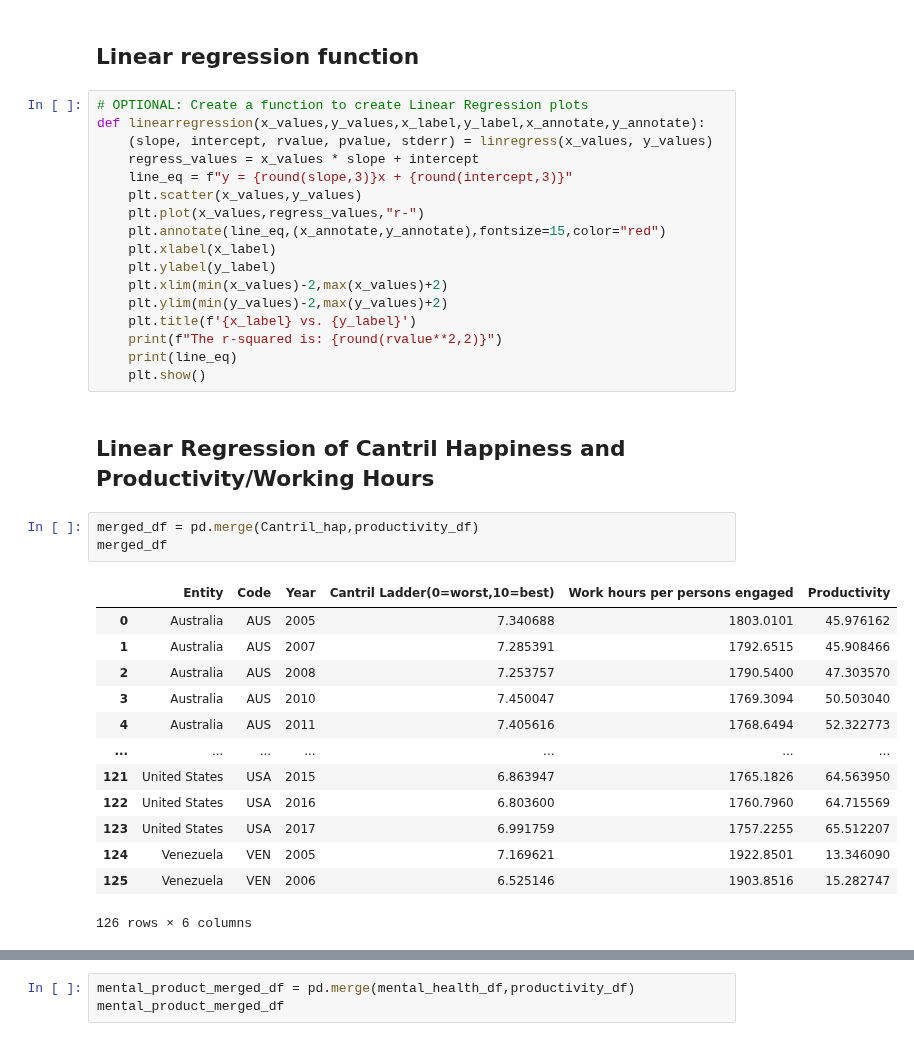
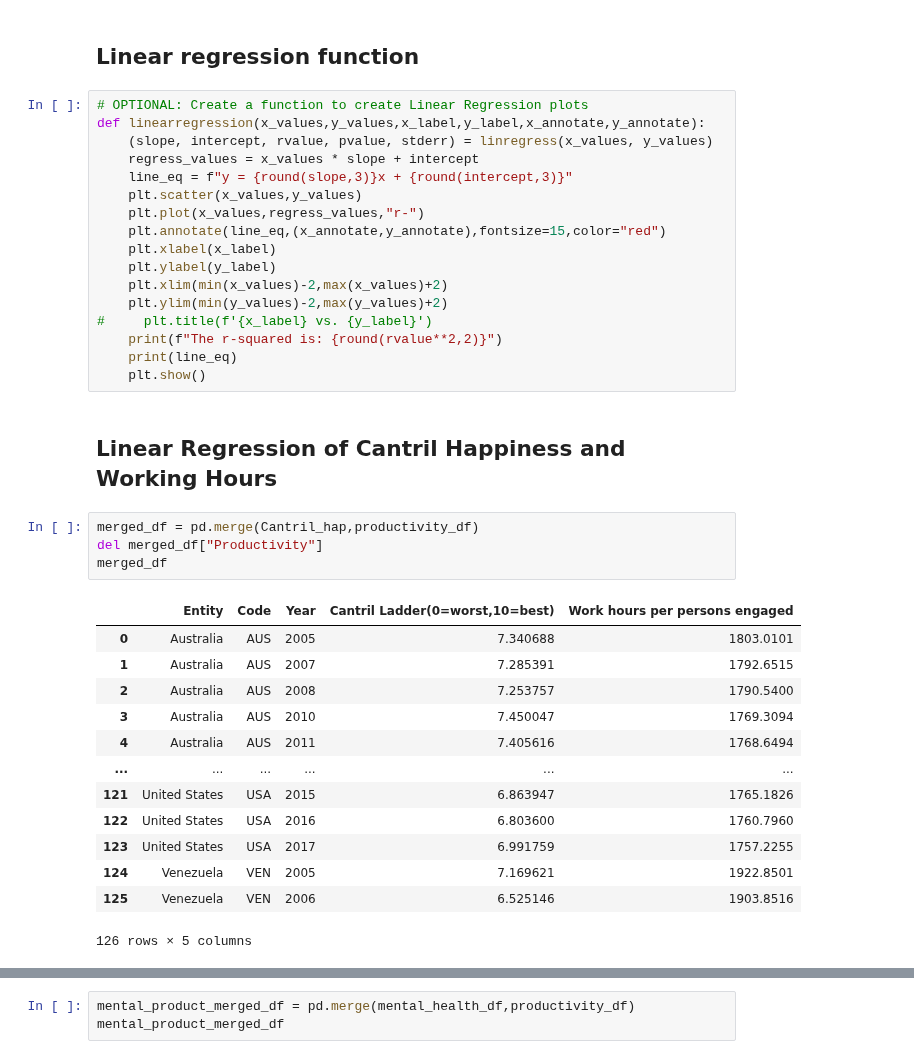
Before and after one commit to JeremyBrent/RUDS_project_1, a Jupyter notebook: Data_analysis.ipynb, the cells around one changed output, grey strips where cells are left out. Cells and saved outputs as stored; diff of their text form.

```diff
--- a/Data_analysis.ipynb
+++ b/Data_analysis.ipynb
@@ -318,29 +330,30 @@ def linearregression(x_values,y_values,x_label,y_label,x_annotate,y_annotate):
     plt.ylabel(y_label)
     plt.xlim(min(x_values)-2,max(x_values)+2)
     plt.ylim(min(y_values)-2,max(y_values)+2)
-    plt.title(f'{x_label} vs. {y_label}')
+#     plt.title(f'{x_label} vs. {y_label}')
     print(f"The r-squared is: {round(rvalue**2,2)}")
     print(line_eq)
     plt.show()
 # %% [markdown]
-## Linear Regression of Cantril Happiness and Productivity/Working Hours
+## Linear Regression of Cantril Happiness and Working Hours
 # %%
 merged_df = pd.merge(Cantril_hap,productivity_df)
+del merged_df["Productivity"]
 merged_df
 # %% [output]
-|  | Entity | Code | Year | Cantril Ladder(0=worst,10=best) | Work hours per persons engaged | Productivity |
-| 0 | Australia | AUS | 2005 | 7.340688 | 1803.0101 | 45.976162 |
-| 1 | Australia | AUS | 2007 | 7.285391 | 1792.6515 | 45.908466 |
-| 2 | Australia | AUS | 2008 | 7.253757 | 1790.5400 | 47.303570 |
-| 3 | Australia | AUS | 2010 | 7.450047 | 1769.3094 | 50.503040 |
-| 4 | Australia | AUS | 2011 | 7.405616 | 1768.6494 | 52.322773 |
-| ... | ... | ... | ... | ... | ... | ... |
-| 121 | United States | USA | 2015 | 6.863947 | 1765.1826 | 64.563950 |
-| 122 | United States | USA | 2016 | 6.803600 | 1760.7960 | 64.715569 |
-| 123 | United States | USA | 2017 | 6.991759 | 1757.2255 | 65.512207 |
-| 124 | Venezuela | VEN | 2005 | 7.169621 | 1922.8501 | 13.346090 |
-| 125 | Venezuela | VEN | 2006 | 6.525146 | 1903.8516 | 15.282747 |
+|  | Entity | Code | Year | Cantril Ladder(0=worst,10=best) | Work hours per persons engaged |
+| 0 | Australia | AUS | 2005 | 7.340688 | 1803.0101 |
+| 1 | Australia | AUS | 2007 | 7.285391 | 1792.6515 |
+| 2 | Australia | AUS | 2008 | 7.253757 | 1790.5400 |
+| 3 | Australia | AUS | 2010 | 7.450047 | 1769.3094 |
+| 4 | Australia | AUS | 2011 | 7.405616 | 1768.6494 |
+| ... | ... | ... | ... | ... | ... |
+| 121 | United States | USA | 2015 | 6.863947 | 1765.1826 |
+| 122 | United States | USA | 2016 | 6.803600 | 1760.7960 |
+| 123 | United States | USA | 2017 | 6.991759 | 1757.2255 |
+| 124 | Venezuela | VEN | 2005 | 7.169621 | 1922.8501 |
+| 125 | Venezuela | VEN | 2006 | 6.525146 | 1903.8516 |
-126 rows × 6 columns
+126 rows × 5 columns
 # %%
 #Assigning axis data and labels
 x_data = merged_df["Work hours per persons engaged"]
```
Also changed, not shown: parts of 9 cells of this notebook.
